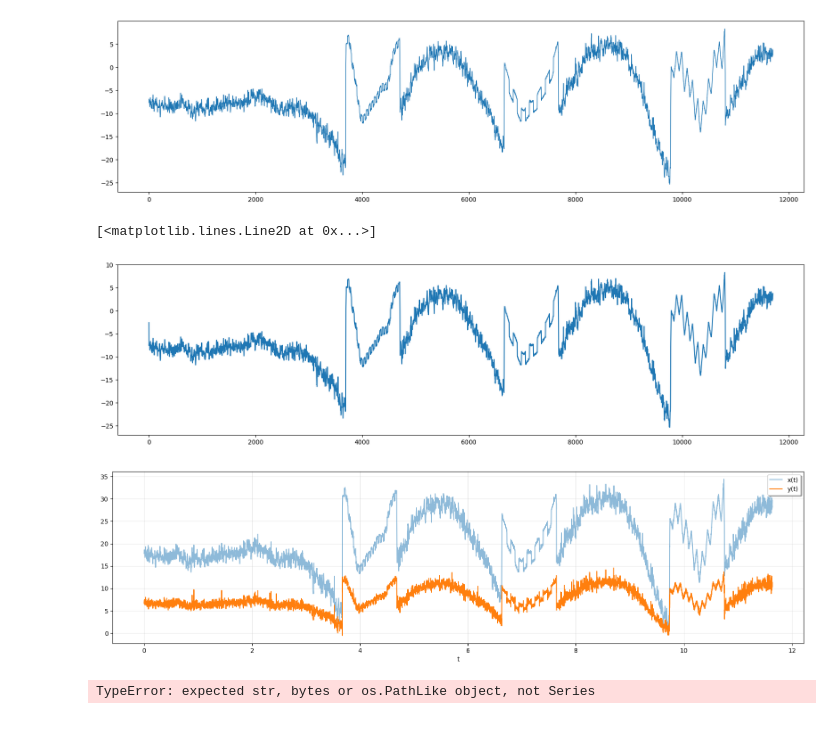
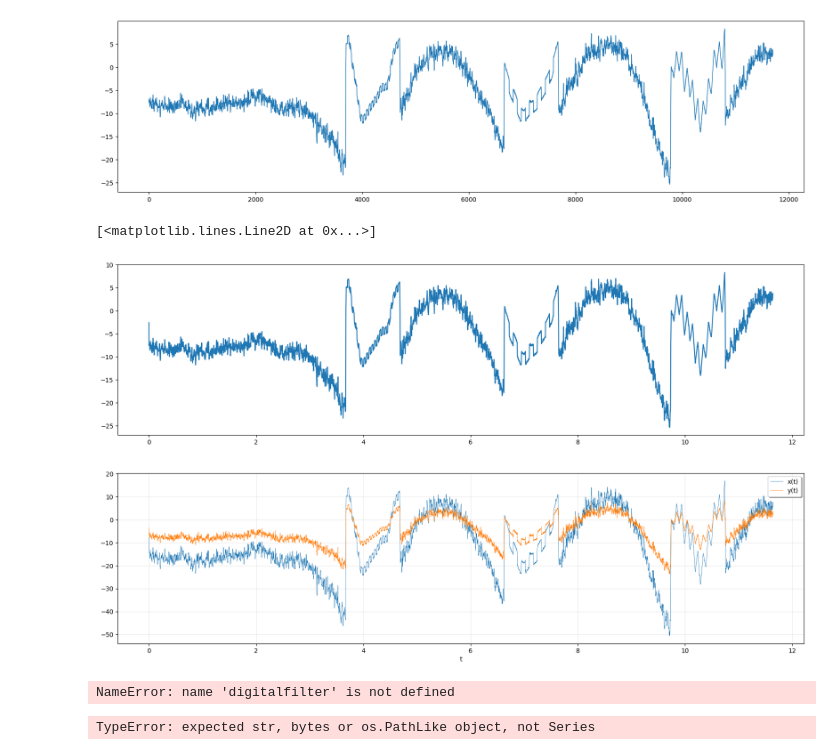
Before and after one commit to rj3838/plates_analysis, a Jupyter notebook: plates_analysis.ipynb, the cells around one changed output. Cells and saved outputs as stored; diff of their text form; code cells hidden in the pictures.

```diff
--- a/plates_analysis.ipynb
+++ b/plates_analysis.ipynb
@@ -63,59 +63,61 @@ plt.plot(x_med, label='median',lw=1)
 b = np.ones(3)/3
 plt.subplots(figsize=(20,5))
 x_filt = signal.lfilter(b,1,data['before'])
-plt.plot(x_filt)
+plt.plot(df.Chainage, x_filt)
 # %% [output]
 [<matplotlib.lines.Line2D at 0x...>]
-[figure, old version]
+[figure, new version]
 # %%
 import numpy as np
 import scipy.signal
 import scipy.io.wavfile
 import matplotlib.pyplot as plt
 from scipy.signal import sosfiltfilt, butter
 
 def bandpass(data: np.ndarray, edges: list[float], sample_rate: float, poles: int = 5):
     sos = scipy.signal.butter(poles, edges, 'bandpass', fs=sample_rate, output='sos')
     filtered_data = scipy.signal.sosfiltfilt(sos, data)
     return filtered_data
 
 # Load sample data from a WAV file
 #sample_rate, data = scipy.io.wavfile.read(df.Texture)
 #times = np.arange(len(data))/sample_rate
+x=data['after_iir']
+#sosfiltfilt(sos.)
 
-#sosfiltfilt(sos.)
-x = df.adjusted_Tex
-sos = butter(6, 0.125, btype='highpass',analog=True, output='sos')
+sos = butter(6, 0.1, btype='highpass', analog=True, output='sos')
 y = sosfiltfilt(sos, x)
 
 from scipy.signal import sosfilt, sosfilt_zi
 #sos8 = butter(8, 0.125, output='sos')
 #zi = x[:4].mean() * sosfilt_zi(sos8)
 #y2, zo = sosfilt(sos8, x, zi=zi)
 plt.subplots(figsize=(20,5))
-plt.plot(t, x, alpha=0.5, label='x(t)')
-plt.plot(t, y, label='y(t)')
+plt.plot(t, x, alpha=1, lw=0.5,label='x(t)')
+plt.plot(t, y, label='y(t)', lw=0.5)
 #plt.plot(t, y2, label='y2(t)')
 plt.legend(framealpha=1, shadow=True)
 plt.grid(alpha=0.25)
 plt.xlabel('t')
 #plt.subplots(figsize=(20,5))
 plt.show()
 # %% [output]
-[figure, old version]
+[figure, new version]
 # %%
 d1 = df.Texture
 N = len(d1)
 #d1_fft = fft(df.adjusted_Tex)
-x_axis = [1:N]
+x_axis = df.Chainage
 #f = LinRange(-0.5, 0.5, N+1)[1:N]  # normalized frequency
 fs = 1;   # sampling frequency
 fc = 0.005;  # frequency cutoff, less than Fnyquist=0.5
 filt = digitalfilter(Highpass(fc,fs=fs), Butterworth(6));
 d2 = filtfilt(filt, d1)  #filtered signal
-p1 = plot(x_axis[1:N], d2[1:N], lc=:reds, lw=1,label="Filtered flipped signal",xlabel="Time", legend=:topleft)
+p1 = plot(x_axis[1:N], d2[1:N], lw=1,label="Filtered flipped signal",xlabel="Time", legend=topleft)
 #plot!(t[1:N÷2], d3_trunc[1:N÷2], ls=:dash,lc=:black, lw=1,label="From truncated spectrum (100 points)")
 plot(p1, size=(4000,1000))
+# %% [output]
+NameError: name 'digitalfilter' is not defined
 # %%
 import numpy as np
 import scipy.signal
```
Also changed, not shown: parts of 1 cell of this notebook.
